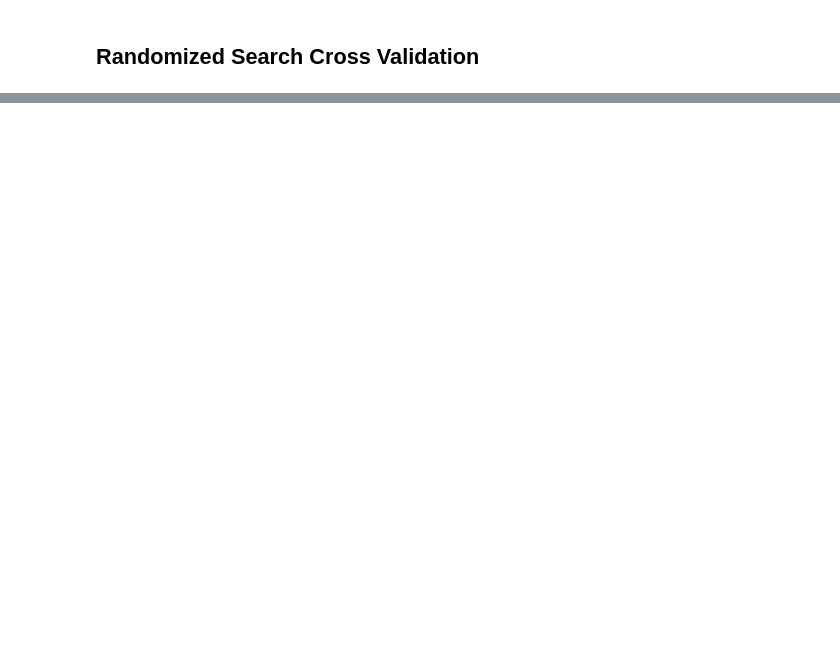
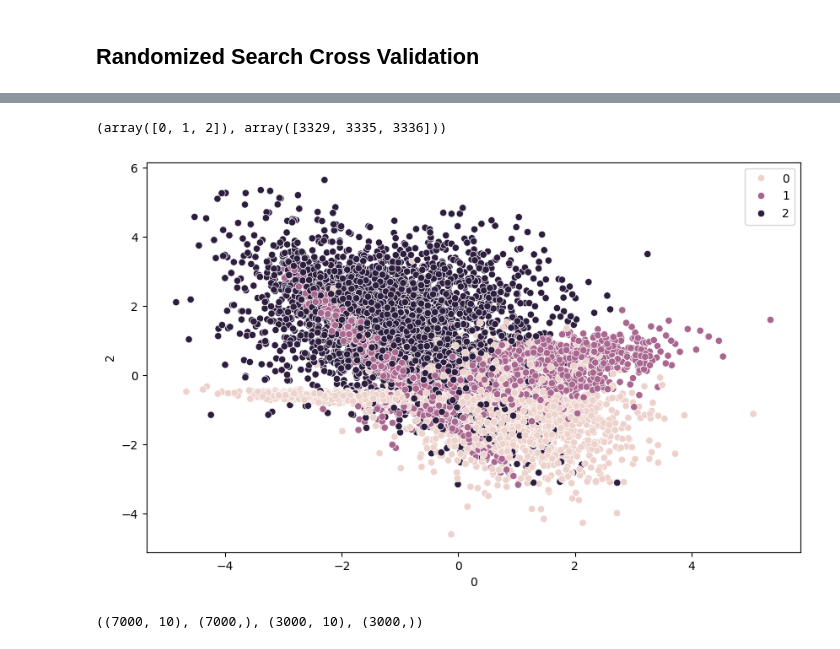
Before and after one commit to s-muhammadkamran/machine-learning, a Jupyter notebook: Classification/logistic_regression_with_tuning.ipynb, the cells around one changed output, grey strips where cells are left out. Cells and saved outputs as stored; diff of their text form; code cells hidden in the pictures; blank space fills up the shorter version.

```diff
--- a/Classification/logistic_regression_with_tuning.ipynb
+++ b/Classification/logistic_regression_with_tuning.ipynb
@@ -523,0 +548,6 @@ weighted avg       0.90      0.90      0.90      3000
+# %%
+# Generate simulated dataset (numpy array)
+X, y = make_classification(n_samples=10000, n_features=10, n_informative=3, n_classes=3, random_state=42)
+X = pd.DataFrame(X)
+
+X.head(5), y[:5]
@@ -523,0 +569,22 @@ weighted avg       0.90      0.90      0.90      3000
+# %%
+# Check the unique values in their count in array y.
+# We have 3 classes now [0, 1, 2]
+np.unique(y, return_counts=True)
+# %% [output]
+(array([0, 1, 2]), array([3329, 3335, 3336]))
+# %%
+# set figure size
+plt.figure(figsize=(10,6))
+
+sns.scatterplot(data=X, x=X[0], y=X[2], hue=y)
+# set legend location
+plt.legend(loc='upper right')
+plt.show()
+# %% [output]
+[figure, added]
+# %%
+X_train, X_test, y_train, y_test = train_test_split(X, y, test_size=0.3, random_state=42)
+
+X_train.shape, y_train.shape, X_test.shape, y_test.shape
+# %% [output]
+((7000, 10), (7000,), (3000, 10), (3000,))
```
Also changed, not shown: parts of 36 cells of this notebook.
